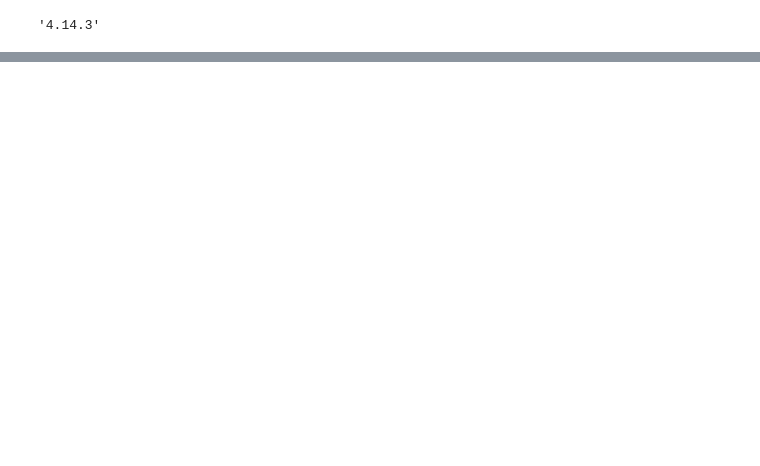
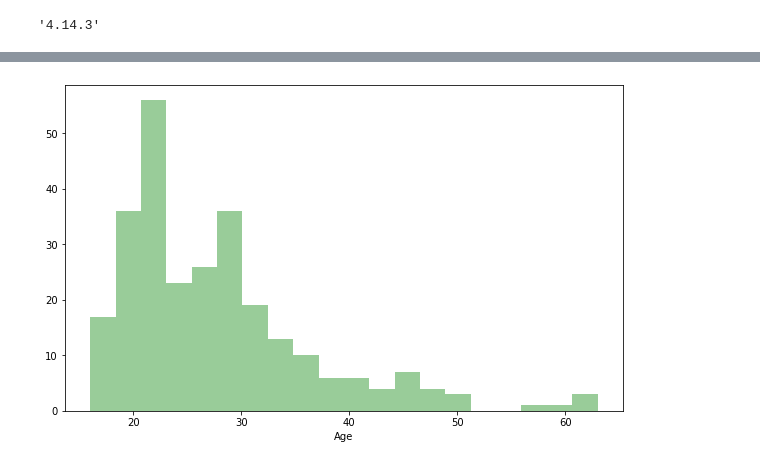
Before and after one commit to dan1dr/microdosing, a Jupyter notebook: notebooks/2.EDA.ipynb, the cells around one changed output, grey strips where cells are left out. Saved outputs shown, nothing was run; the diff lists cells and outputs as text; code cells hidden in the pictures; blank space fills up the shorter version.

```diff
--- a/notebooks/2.EDA.ipynb
+++ b/notebooks/2.EDA.ipynb
@@ -157,0 +184,6 @@ iplot(chromap, validate=False)
+# %%
+plt.figure(figsize=(10,6))
+sns.distplot(data['Age'], bins=20, kde=False,
+             color='green', axlabel='Age');
+# %% [output]
+[figure, added]
```
Also changed, not shown: parts of 46 cells of this notebook.
